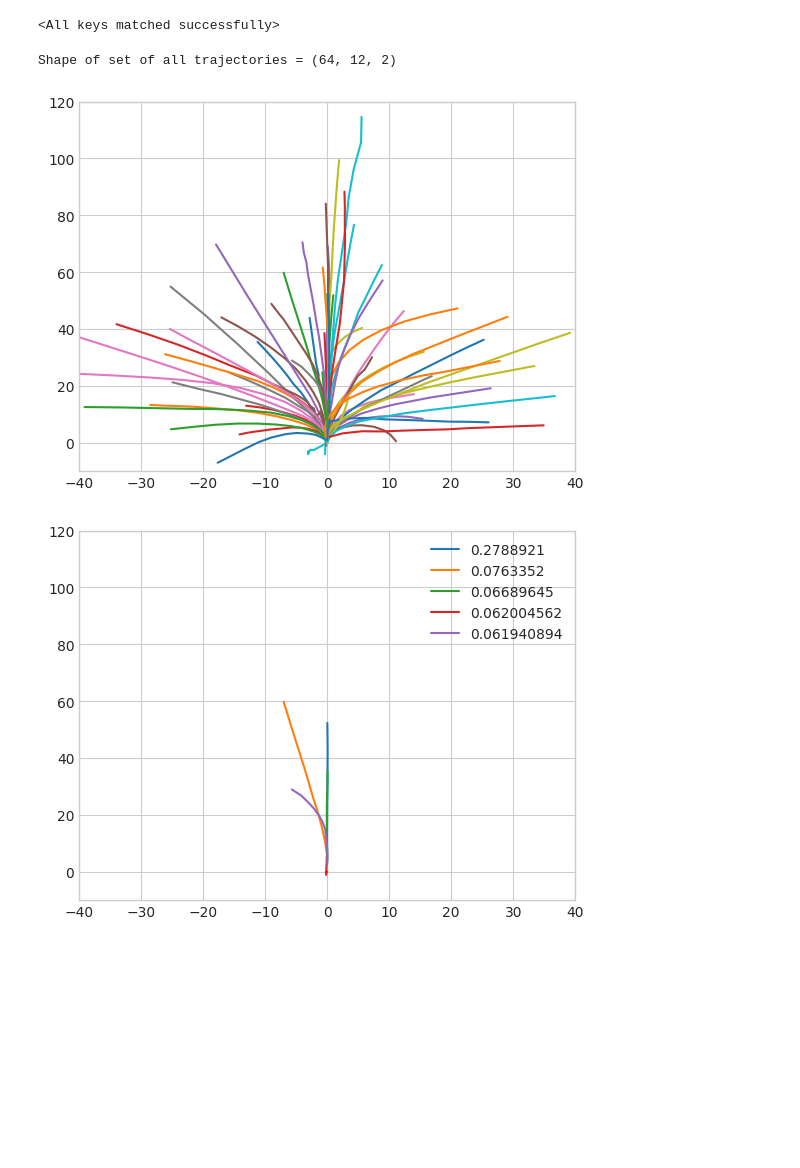
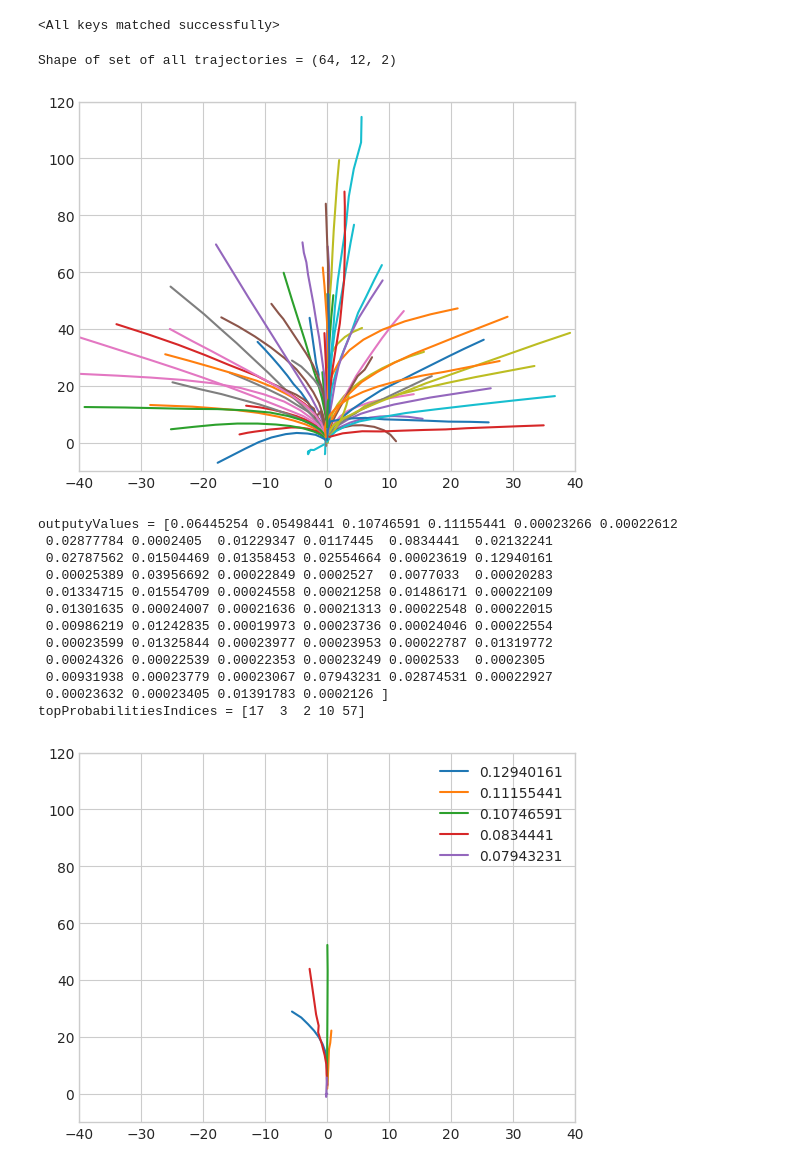
Before and after one commit to dolander1/nuscenes_dolander1, a Jupyter notebook: python-sdk/tutorials/DanielNotebook.ipynb, the cells around one changed output. Drawn from its saved outputs; the diff is of its cells as text; code cells hidden in the pictures; blank space fills up the shorter version.

```diff
--- a/python-sdk/tutorials/DanielNotebook.ipynb
+++ b/python-sdk/tutorials/DanielNotebook.ipynb
@@ -145,11 +145,11 @@ covernet = CoverNetNoRelu(backbone, num_modes=64)
 # %%
 # Load weights
 covernet = copy.copy(covernet)
-covernet.load_state_dict(torch.load('tmpResults/results_epochs=50_seconds_of_history_used=2.0_one_sequences_per_instance_weights.pth'))
+covernet.load_state_dict(torch.load('tmpResults/results_epochs=500_seconds_of_history_used=2.0_one_sequences_per_instance_weights.pth'))
 # %% [output]
 <All keys matched successfully>
 # %%
-test_index = 46
+test_index =29
 
 # Load trajectories
 with open('data/sets/nuscenes-prediction-challenge-trajectory-sets/epsilon_8.pkl', 'rb') as f:
@@ -169,31 +169,45 @@ plt.xlim([-40,40])
 plt.show()
 
 
 ### Get probabilities
 logits = covernet(img_tensor_list1[test_index], agent_state_vector_list1[test_index])
 softmaxy = torch.nn.Softmax(dim=1)
 outputy = softmaxy(logits)
 outputyValues = outputy.detach().numpy().squeeze()
 # print(f"logits = {logits}")
 # print(f"outputy.detach() = {outputy.detach()}")
 # print(f"torch.sum(outputy).item() = {torch.sum(outputy).item()}")
+print(f"outputyValues = {outputyValues}")
 
 
 ### Top trajectories
 nrOfTopTrajectories = 5
 
 topProbabilitiesIndices = np.argsort(outputyValues)[::-1][0:nrOfTopTrajectories]
+print(f"topProbabilitiesIndices = {topProbabilitiesIndices}")
 topProbabilities = []
 [topProbabilities.append(outputyValues[index]) for index in topProbabilitiesIndices]
 
 
 for mode in topProbabilitiesIndices:
     plt.plot(allTrajectories[mode,timesteps,0],allTrajectories[mode,timesteps,1])
 plt.ylim([-10,120])
 plt.xlim([-40,40])
 plt.legend(topProbabilities)
 plt.show()
 # %% [output]
 Shape of set of all trajectories = (64, 12, 2)
 [figure]
+outputyValues = [0.06445254 0.05498441 0.10746591 0.11155441 0.00023266 0.00022612
+ 0.02877784 0.0002405  0.01229347 0.0117445  0.0834441  0.02132241
+ 0.02787562 0.01504469 0.01358453 0.02554664 0.00023619 0.12940161
+ 0.00025389 0.03956692 0.00022849 0.0002527  0.0077033  0.00020283
+ 0.01334715 0.01554709 0.00024558 0.00021258 0.01486171 0.00022109
+ 0.01301635 0.00024007 0.00021636 0.00021313 0.00022548 0.00022015
+ 0.00986219 0.01242835 0.00019973 0.00023736 0.00024046 0.00022554
+ 0.00023599 0.01325844 0.00023977 0.00023953 0.00022787 0.01319772
+ 0.00024326 0.00022539 0.00022353 0.00023249 0.0002533  0.0002305
+ 0.00931938 0.00023779 0.00023067 0.07943231 0.02874531 0.00022927
+ 0.00023632 0.00023405 0.01391783 0.0002126 ]
+topProbabilitiesIndices = [17  3  2 10 57]
-[figure, old version]
+[figure, new version]
```
Also changed, not shown: 1 other file.
